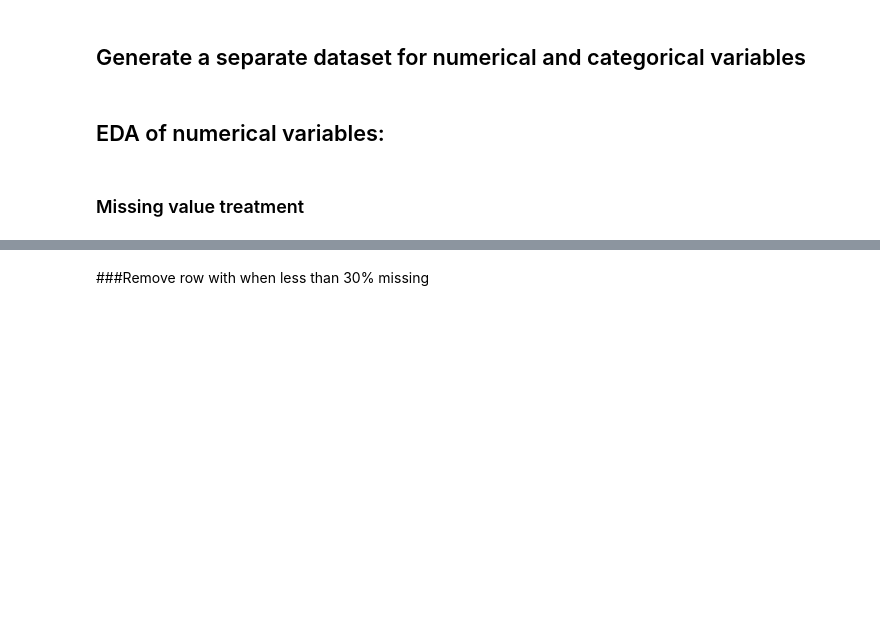
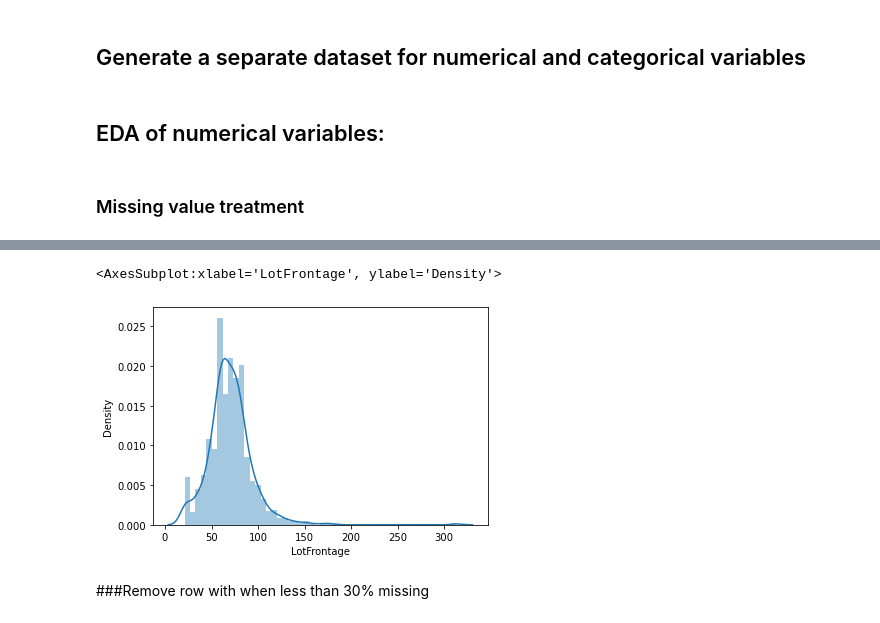
Before and after one commit to Jhirai20/AppliedDSPython, a Jupyter notebook: Projects/Project 1/Project 1.ipynb, the cells around one changed output, grey strips where cells are left out. Drawn from its saved outputs; the diff is of its cells as text; code cells hidden in the pictures; blank space fills up the shorter version.

```diff
--- a/Projects/Project 1/Project 1.ipynb
+++ b/Projects/Project 1/Project 1.ipynb
@@ -751,0 +778,5 @@ np.drop
+# %%
+sns.distplot(ds.LotFrontage)
+# %% [output]
+<AxesSubplot:xlabel='LotFrontage', ylabel='Density'>
+[figure, added]
```
Also changed, not shown: parts of 13 cells of this notebook, 2 other files.
